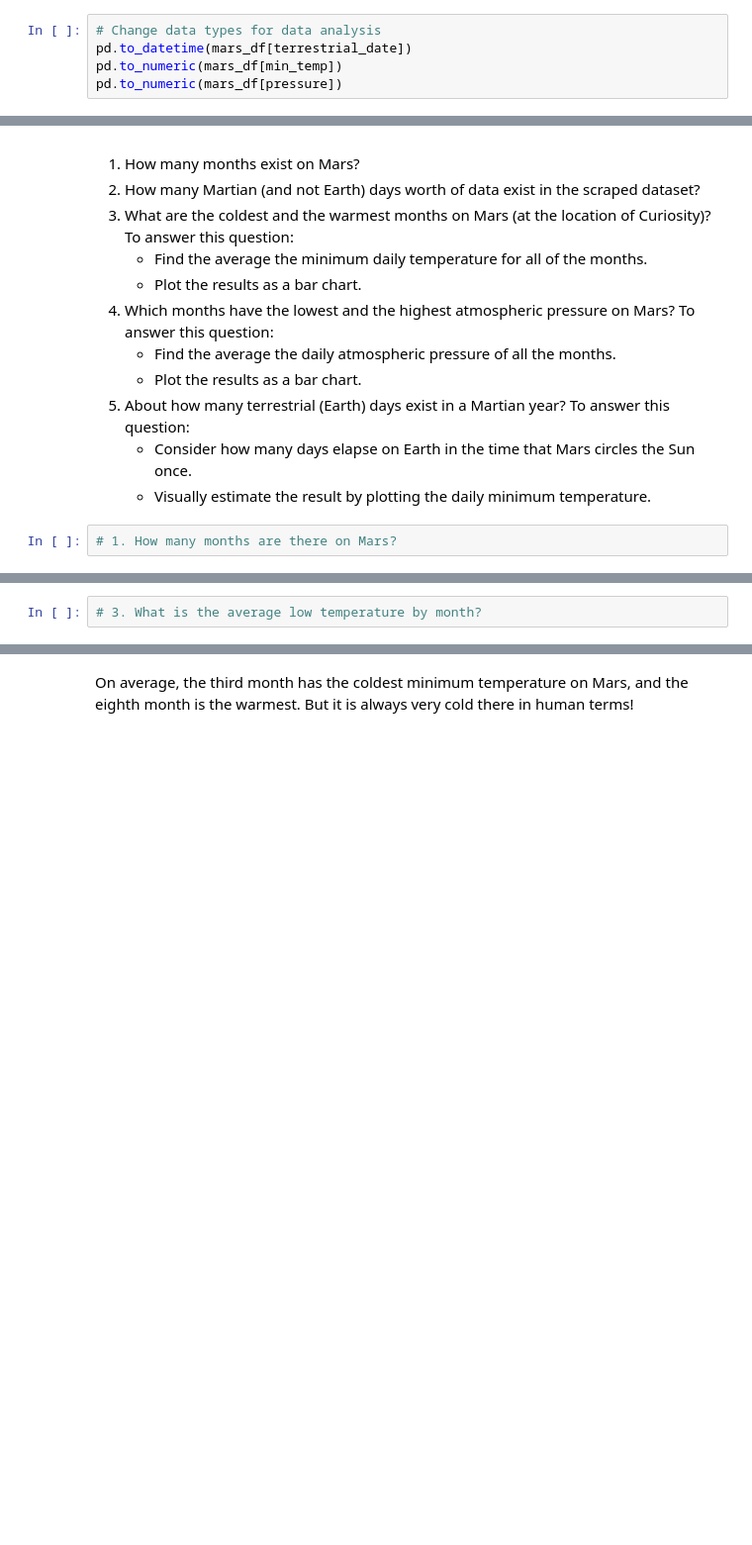
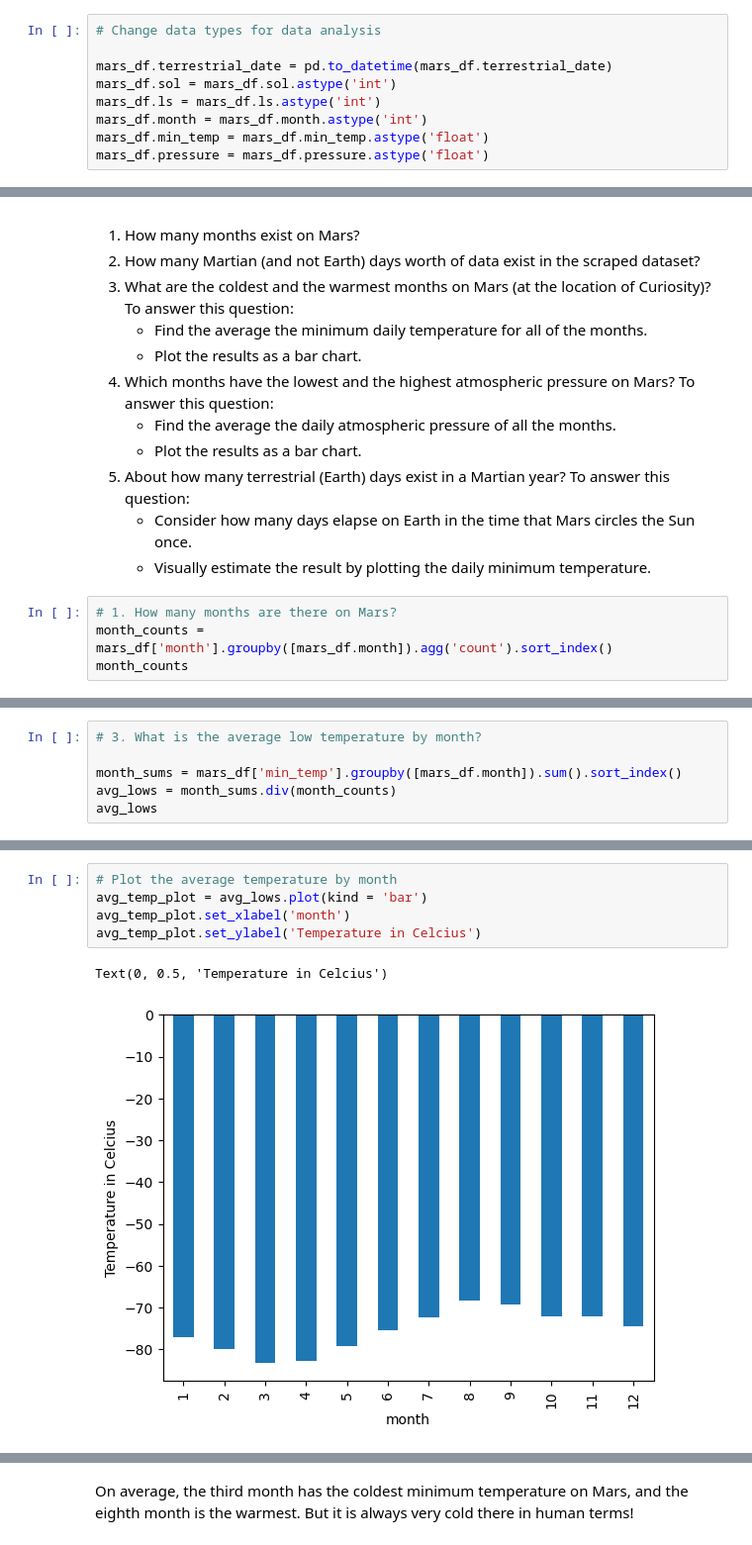
Before and after one commit to StephWolter/datascrape-challenge, a Jupyter notebook: part_2_mars_weather.ipynb, the cells around one changed output, grey strips where cells are left out. Shown at 99% size. Saved outputs shown, nothing was run; the diff lists cells and outputs as text; blank space fills up the shorter version.

```diff
--- a/part_2_mars_weather.ipynb
+++ b/part_2_mars_weather.ipynb
@@ -154,5 +141,9 @@ TypeError: 'Series' object is not callable
 # %%
 # Change data types for data analysis
-pd.to_datetime(mars_df[terrestrial_date])
-pd.to_numeric(mars_df[min_temp])
-pd.to_numeric(mars_df[pressure])
+
+mars_df.terrestrial_date = pd.to_datetime(mars_df.terrestrial_date)
+mars_df.sol = mars_df.sol.astype('int')
+mars_df.ls = mars_df.ls.astype('int')
+mars_df.month = mars_df.month.astype('int')
+mars_df.min_temp = mars_df.min_temp.astype('float')
+mars_df.pressure = mars_df.pressure.astype('float')
@@ -188,4 +177,6 @@ Analyze your dataset by using Pandas functions to answer the following questions
     * Visually estimate the result by plotting the daily minimum temperature.
 # %%
 # 1. How many months are there on Mars?
+month_counts = mars_df['month'].groupby([mars_df.month]).agg('count').sort_index()
+month_counts
 # %% [output]
@@ -208,6 +202,10 @@ Name: month, dtype: int64
 1867
 # %%
 # 3. What is the average low temperature by month?
+
+month_sums = mars_df['min_temp'].groupby([mars_df.month]).sum().sort_index()
+avg_lows = month_sums.div(month_counts)
+avg_lows
 # %% [output]
 month
 1    -77.160920
@@ -225,0 +224,8 @@ Name: min_temp, dtype: float64
+# %%
+# Plot the average temperature by month
+avg_temp_plot = avg_lows.plot(kind = 'bar')
+avg_temp_plot.set_xlabel('month')
+avg_temp_plot.set_ylabel('Temperature in Celcius')
+# %% [output]
+Text(0, 0.5, 'Temperature in Celcius')
+[figure, added]
```
Also changed, not shown: parts of 17 cells of this notebook, 1 other file.
